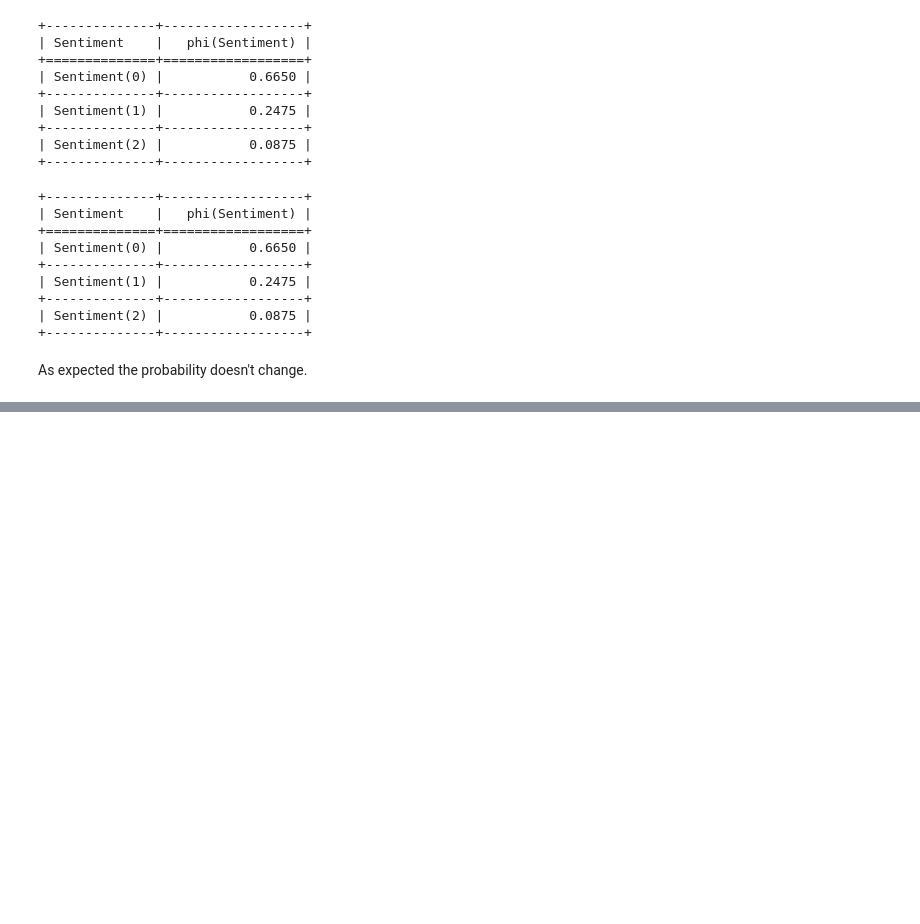
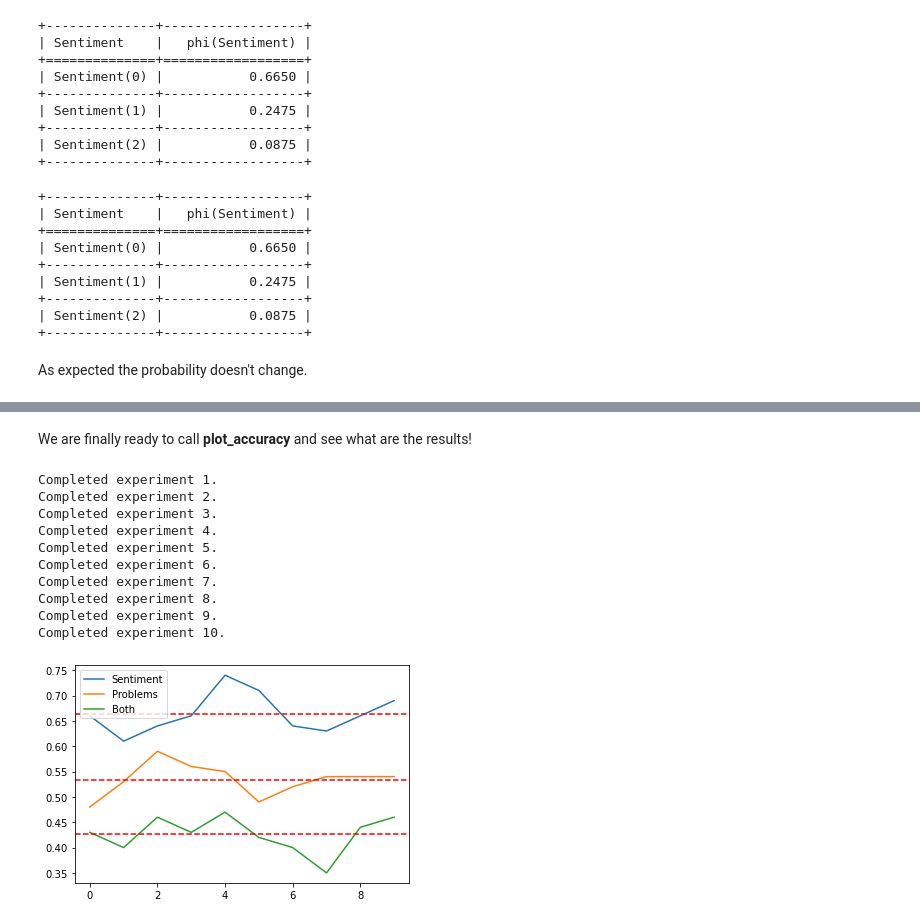
Before and after one commit to Kamugg/Project-FAIKR, a Jupyter notebook: ProjectFAIKR.ipynb, the cells around one changed output, grey strips where cells are left out. Drawn from its saved outputs; the diff is of its cells as text; code cells hidden in the pictures; blank space fills up the shorter version.

```diff
--- a/ProjectFAIKR.ipynb
+++ b/ProjectFAIKR.ipynb
@@ -1469,0 +1540,5 @@ As expected the probability doesn't change.
+# %%
+evidence['Thank'] = t_d['Thank']['True']
+evidence['Retweets'] = t_d['Retweets']['False']
+q16 = airline_inf.query(['Tweet Length'], evidence)
+print(q16)
@@ -1469,0 +1559,4 @@ As expected the probability doesn't change.
+# %%
+evidence['Problems'] = t_d['Problems']['None']
+q17 = airline_inf.query(['Tweet Length'], evidence)
+print(q17)
@@ -1469,0 +1577,7 @@ As expected the probability doesn't change.
+# %%
+is_active('Company', evidence, 'Tweet Length')
+is_active('City', evidence, 'Tweet Length')
+evidence.pop('Company')
+evidence.pop('City')
+q18 = airline_inf.query(['Tweet Length'], evidence)
+print(q18)
@@ -1469,0 +1690,35 @@ As expected the probability doesn't change.
+# %%
+def plot_accuracy(n_experiments, b_size):
+    sentiment_results = [] # Will contain results for each category
+    problems_results = []
+    both_results = []
+    for exp in range(n_experiments):
+        results = classify(b_size) # Classify
+        sentiment_results.append(results[0]/b_size) # Stores results
+        problems_results.append(results[1]/b_size)
+        both_results.append(results[2]/b_size)
+        print('Completed experiment {}.'.format(exp+1))
+    plt.plot(sentiment_results, label='Sentiment')
+    plt.axhline(np.mean(sentiment_results), color='r', linestyle='--') # Plots the results
+    plt.plot(problems_results, label='Problems')
+    plt.axhline(np.mean(problems_results), color='r', linestyle='--')
+    plt.plot(both_results, label='Both')
+    plt.axhline(np.mean(both_results), color='r', linestyle='--')
+    plt.legend()
+    plt.show()
+# %% [markdown]
+We are finally ready to call __plot_accuracy__ and see what are the results!
+# %%
+plot_accuracy(10, 100)
+# %% [output]
+Completed experiment 1.
+Completed experiment 2.
+Completed experiment 3.
+Completed experiment 4.
+Completed experiment 5.
+Completed experiment 6.
+Completed experiment 7.
+Completed experiment 8.
+Completed experiment 9.
+Completed experiment 10.
+[figure, added]
```
Also changed, not shown: parts of 30 cells of this notebook.
